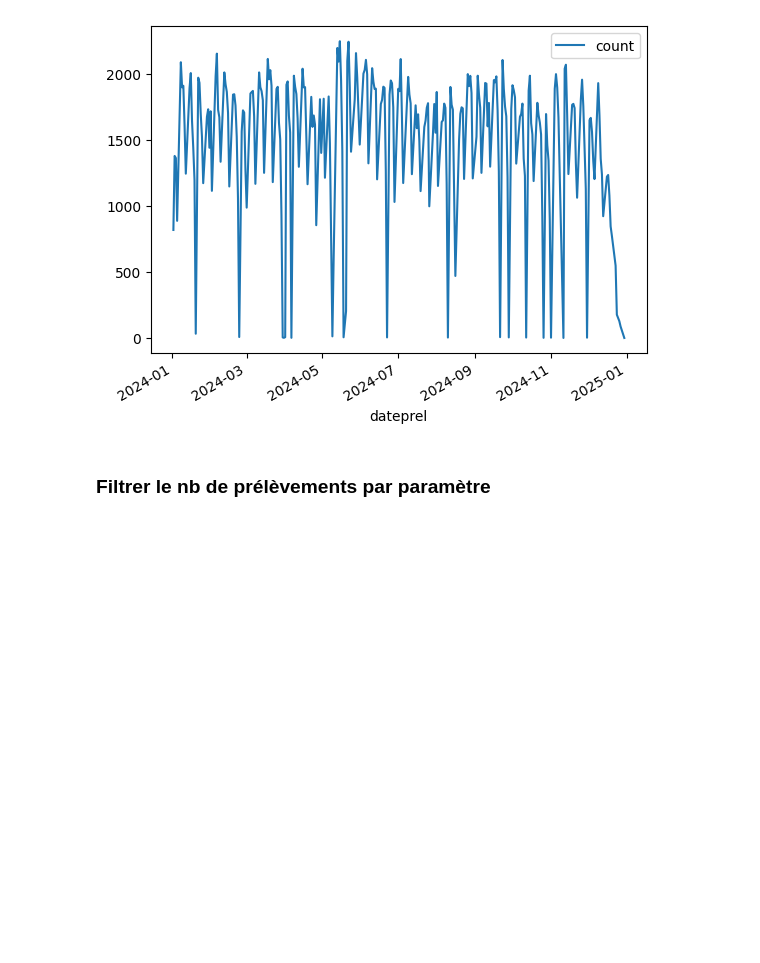
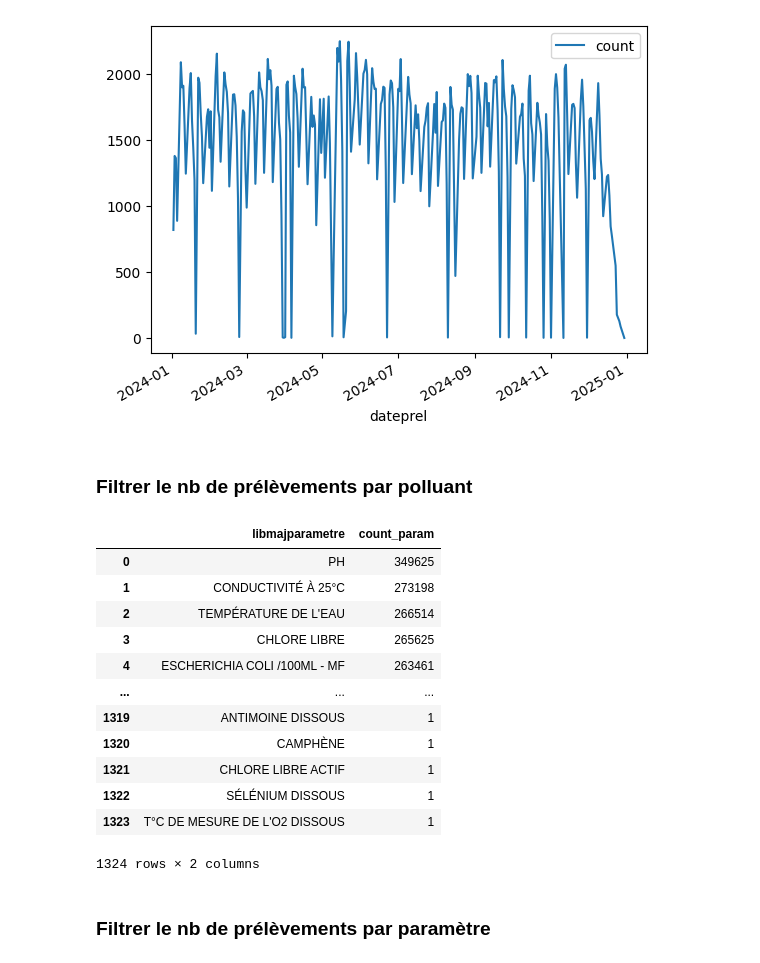
Before and after one commit to jdionisi/13_pollution_eau, a Jupyter notebook: analytics/notebooks/extraction_liste_polluants.ipynb, the cells around one changed output. Saved outputs shown, nothing was run; the diff lists cells and outputs as text; code cells hidden in the pictures; blank space fills up the shorter version.

Commit message:
Update extraction_liste_polluants

```diff
--- a/analytics/notebooks/extraction_liste_polluants.ipynb
+++ b/analytics/notebooks/extraction_liste_polluants.ipynb
@@ -179,3 +177,29 @@ date_prlvmt.plot(x="dateprel", y="count_prelevements")
 plt.show()
 # %% [output]
 [figure]
+# %% [markdown]
+### Filtrer le nb de prélèvements par polluant
+# %%
+param_prlvmt = con.sql("""
+    SELECT libmajparametre, COUNT(libmajparametre) as count_param
+    FROM sise_resultats
+    WHERE qualitparam = 'N'
+    GROUP BY libmajparametre
+    ORDER BY count_param DESC
+""").df()
+# %%
+param_prlvmt
+# %% [output]
+|  | libmajparametre | count_param |
+| 0 | PH | 349625 |
+| 1 | CONDUCTIVITÉ À 25°C | 273198 |
+| 2 | TEMPÉRATURE DE L'EAU | 266514 |
+| 3 | CHLORE LIBRE | 265625 |
+| 4 | ESCHERICHIA COLI /100ML - MF | 263461 |
+| ... | ... | ... |
+| 1319 | ANTIMOINE DISSOUS | 1 |
+| 1320 | CAMPHÈNE | 1 |
+| 1321 | CHLORE LIBRE ACTIF | 1 |
+| 1322 | SÉLÉNIUM DISSOUS | 1 |
+| 1323 | T°C DE MESURE DE L'O2 DISSOUS | 1 |
+1324 rows × 2 columns
```
Also changed, not shown: parts of 3 cells of this notebook.
